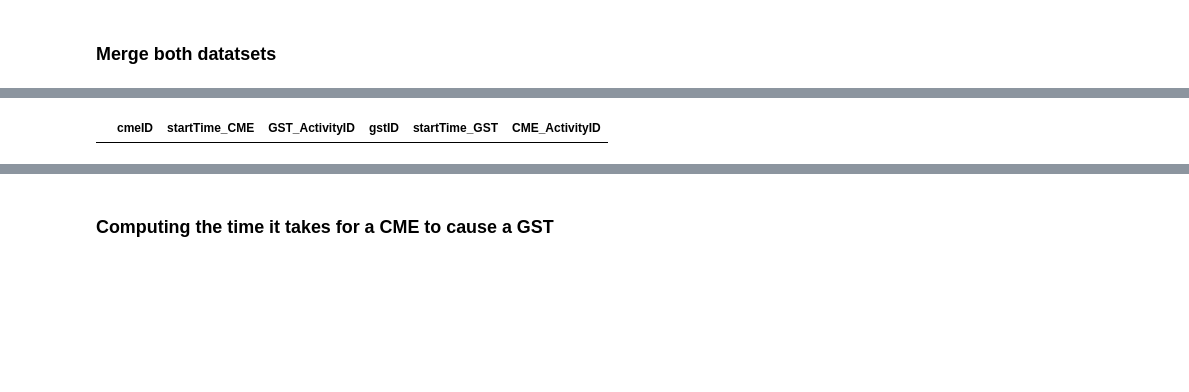
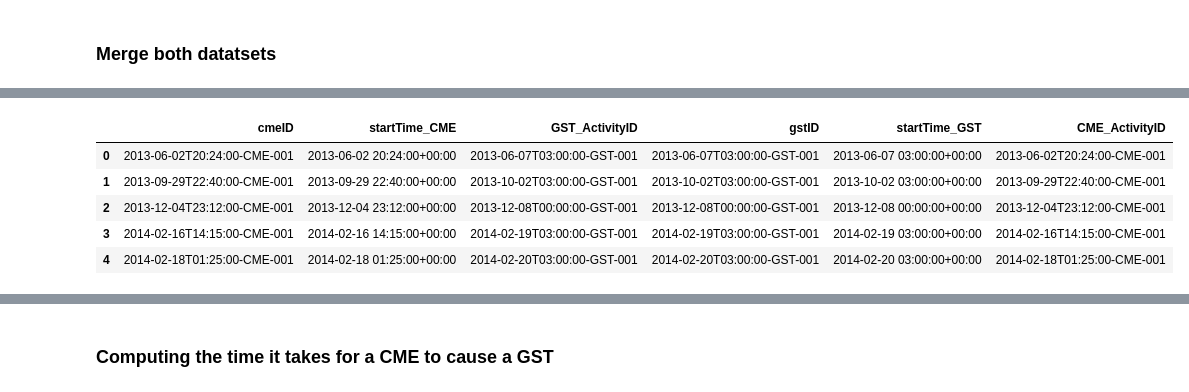
Before and after one commit to gtgalley/data-sourcing-challenge, a Jupyter notebook: retrieve_data.ipynb, the cells around one changed output, grey strips where cells are left out. Cells and saved outputs as stored; diff of their text form; code cells hidden in the pictures; blank space fills up the shorter version.

```diff
--- a/retrieve_data.ipynb
+++ b/retrieve_data.ipynb
@@ -332,12 +361,18 @@ gst_df.head()
 # %%
 # Now merge both datasets using 'gstID' and 'CME_ActivityID' for gst and 'GST_ActivityID' and 'cmeID' for cme. Use the 'left_on' and 'right_on' specifiers.
-pd.merge(
+merged_df = pd.merge(
     expanded_cme_df, gst_df,
     left_on=['GST_ActivityID', 'cmeID'],
-    right_on=['CME_ActivityID', 'gstID'],
+    right_on=['gstID', 'CME_ActivityID'],
     how='inner'
-).head()
+)
+merged_df.head()
 # %% [output]
 |  | cmeID | startTime_CME | GST_ActivityID | gstID | startTime_GST | CME_ActivityID |
+| 0 | 2013-06-02T20:24:00-CME-001 | 2013-06-02 20:24:00+00:00 | 2013-06-07T03:00:00-GST-001 | 2013-06-07T03:00:00-GST-001 | 2013-06-07 03:00:00+00:00 | 2013-06-02T20:24:00-CME-001 |
+| 1 | 2013-09-29T22:40:00-CME-001 | 2013-09-29 22:40:00+00:00 | 2013-10-02T03:00:00-GST-001 | 2013-10-02T03:00:00-GST-001 | 2013-10-02 03:00:00+00:00 | 2013-09-29T22:40:00-CME-001 |
+| 2 | 2013-12-04T23:12:00-CME-001 | 2013-12-04 23:12:00+00:00 | 2013-12-08T00:00:00-GST-001 | 2013-12-08T00:00:00-GST-001 | 2013-12-08 00:00:00+00:00 | 2013-12-04T23:12:00-CME-001 |
+| 3 | 2014-02-16T14:15:00-CME-001 | 2014-02-16 14:15:00+00:00 | 2014-02-19T03:00:00-GST-001 | 2014-02-19T03:00:00-GST-001 | 2014-02-19 03:00:00+00:00 | 2014-02-16T14:15:00-CME-001 |
+| 4 | 2014-02-18T01:25:00-CME-001 | 2014-02-18 01:25:00+00:00 | 2014-02-20T03:00:00-GST-001 | 2014-02-20T03:00:00-GST-001 | 2014-02-20 03:00:00+00:00 | 2014-02-18T01:25:00-CME-001 |
 # %%
 # Verify that the new DataFrame has the same number of rows as cme and gst
```
Also changed, not shown: parts of 6 cells of this notebook.
